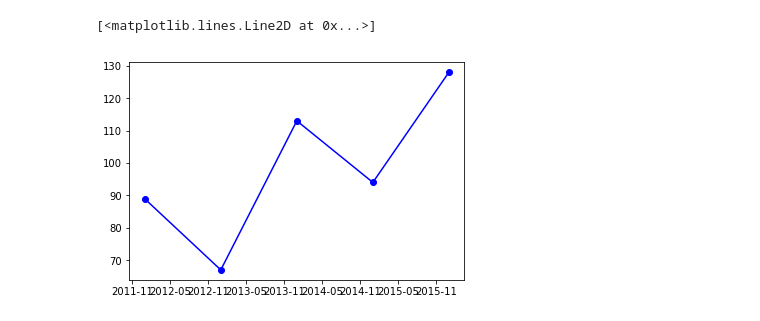
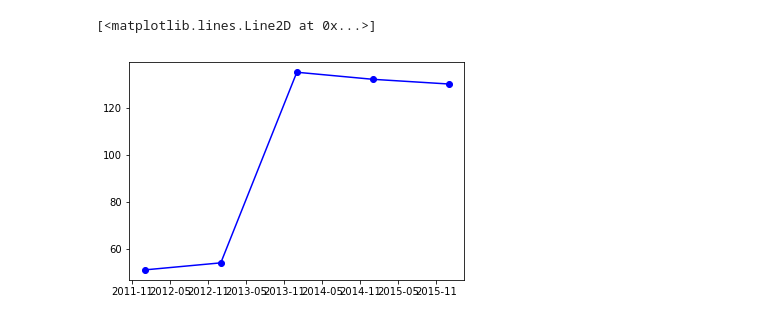
Before and after one commit to HealthHackAu2017/emnd, a Jupyter notebook: output for report results.ipynb, the cells around one changed output. Saved outputs shown, nothing was run; the diff lists cells and outputs as text; code cells hidden in the pictures.

```diff
--- a/output for report results.ipynb
+++ b/output for report results.ipynb
@@ -7,7 +7,7 @@ import matplotlib.pyplot as plt
 #from pygments.lexers import get_all_lexers
 #from pygments.styles import get_all_styles
 # %%
-sampleData = pd.read_csv('SimulatedInputdata.csv')
+sampleData = pd.read_csv('SimulatedInputdata -5Nov.csv')
 # %%
 #Change DateofForm into datetime format
 sampleData.DateofForm = pd.to_datetime(sampleData.DateofForm)
@@ -98,3 +86,7 @@ patient_results = sampleData[columns][sampleData['D3'] == patient]
+# %%
+# RETRIEVE INFORMATINO FOR PATIENT X NEEDS TO BE CHANGED TO FORM INPUT
+patient = 47727
+patient_results = sampleData[sampleData['D3'] == patient]
 # %%
 patient_results.head()
 # %% [output]
@@ -110,16 +103,16 @@ today = patient_results[patient_results['DateofForm'] == '2016-01-01']
 last_submission = patient_results[patient_results['DateofForm'] == '2015-01-01']
 # %%
 ## Weight over time
-weight = patient_results['D21']
+weight = patient_results['D18']
 timeline = patient_results['DateofForm']
 
 x = timeline
 y = weight
 plt.plot(x, y, color='blue', marker='.',
      markerfacecolor='blue', markersize=12)
 # %% [output]
 [<matplotlib.lines.Line2D at 0x...>]
-[figure, old version]
+[figure, new version]
 # %%
 patient_results.describe()
 # %% [output]
```
Also changed, not shown: parts of 24 cells of this notebook.
